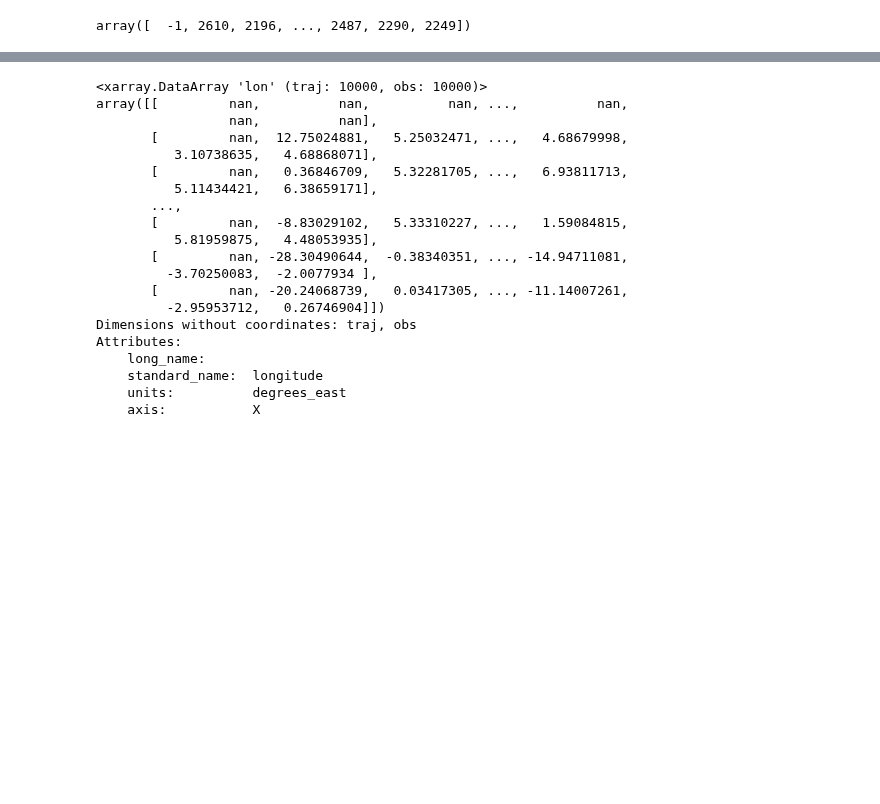
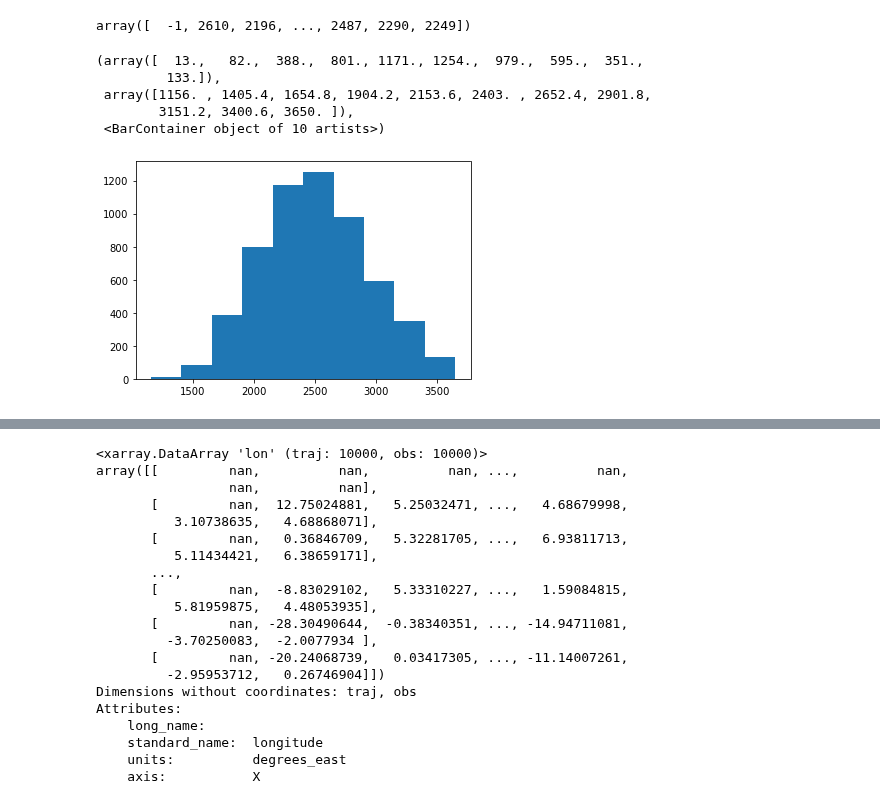
Before and after one commit to OceanParcels/Backtracking_Abyssal_Nanoplastics, a Jupyter notebook: notebooks/Presentation.ipynb, the cells around one changed output, grey strips where cells are left out. Cells and saved outputs as stored; diff of their text form; code cells hidden in the pictures; blank space fills up the shorter version.

Commit message:
Where do particles touch the BL

```diff
--- a/notebooks/Presentation.ipynb
+++ b/notebooks/Presentation.ipynb
@@ -353,3 +353,32 @@ bl_index = bl_index.astype(int)
 bl_index
 # %% [output]
 array([  -1, 2610, 2196, ..., 2487, 2290, 2249])
+# %%
+age = []
+lons = []
+lats = []
+zs = []
+particles_size = []
+
+for j, idx in enumerate(bl_index):
+    if idx != -1:
+        age.append(idx)
+        lons.append(sim['A']['lon'][j, idx].values)
+        lats.append(sim['A']['lat'][j, idx].values)
+        zs.append(sim['A']['z'][j, idx].values)
+        particles_size.append(sim['A']['radius'][j, idx].values)
+
+lons = np.array(lons)
+age = np.array(age)
+lats = np.array(lats)
+zs = np.array(zs)
+particles_size = np.array(particles_size)
+# %%
+plt.hist(age)
+# %% [output]
+(array([  13.,   82.,  388.,  801., 1171., 1254.,  979.,  595.,  351.,
+         133.]),
+ array([1156. , 1405.4, 1654.8, 1904.2, 2153.6, 2403. , 2652.4, 2901.8,
+        3151.2, 3400.6, 3650. ]),
+ <BarContainer object of 10 artists>)
+[figure, added]
```
Also changed, not shown: parts of 4 cells of this notebook, 1 other file.
